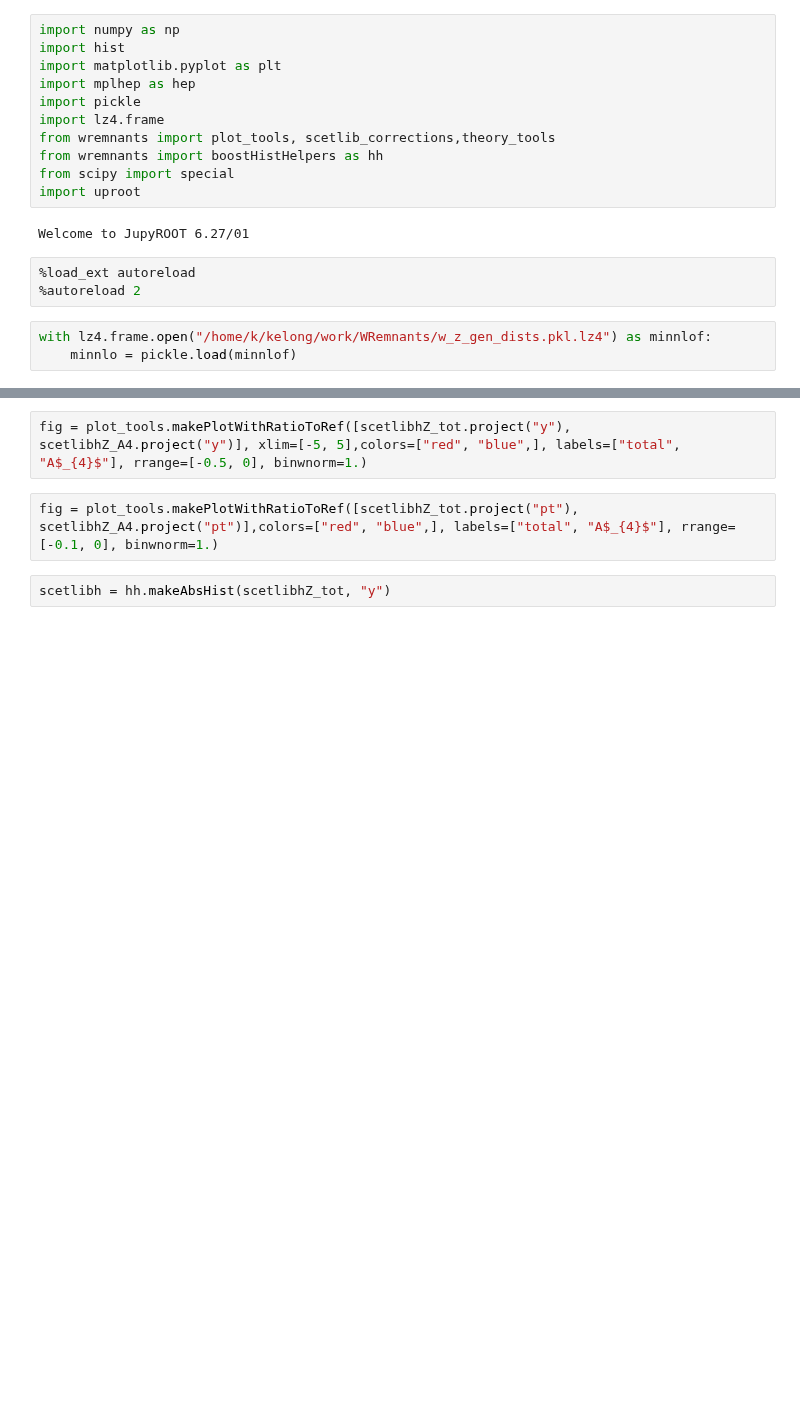
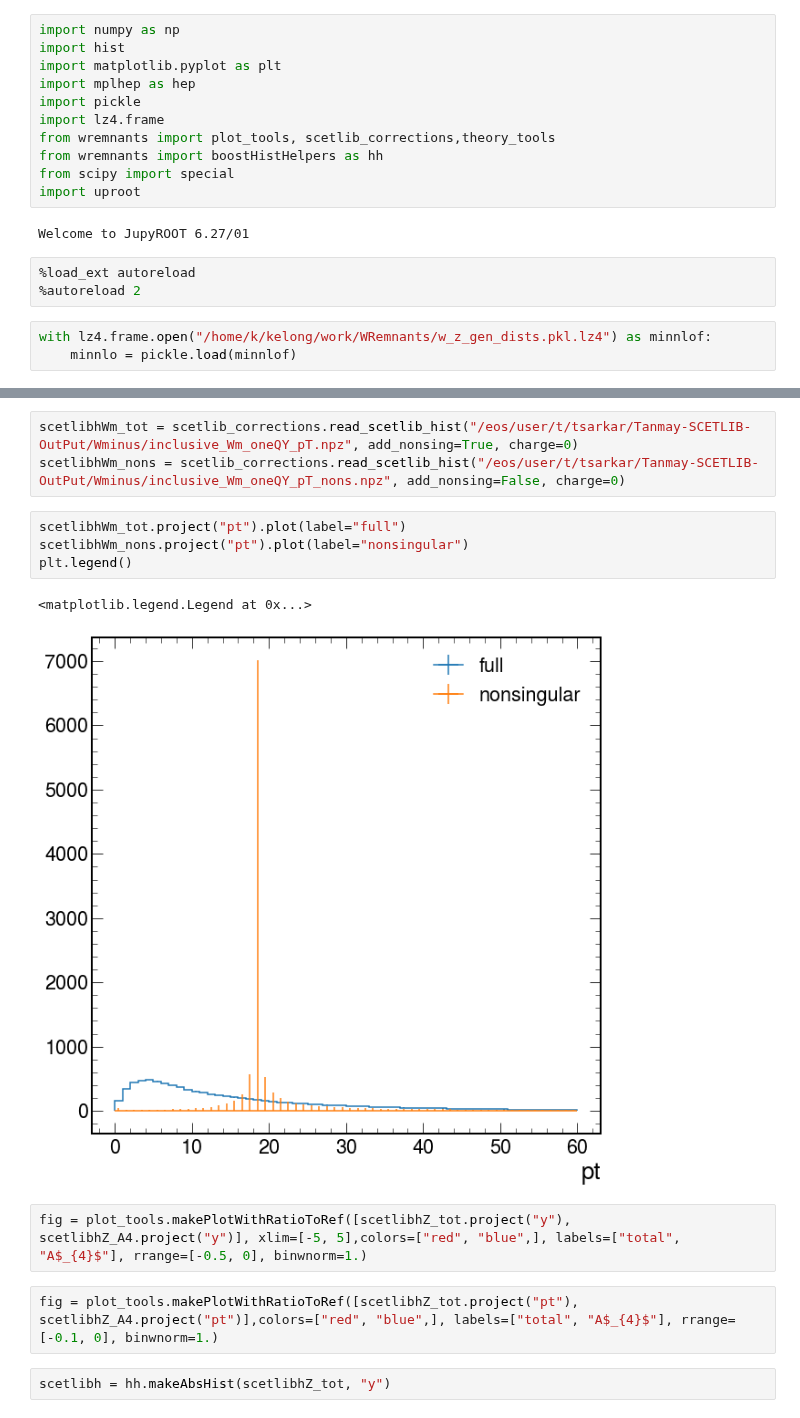
Before and after one commit to WMass/WRemnants, a Jupyter notebook: notebooks/scetlib.ipynb, the cells around one changed output, grey strips where cells are left out. Saved outputs shown, nothing was run; the diff lists cells and outputs as text; blank space fills up the shorter version.

```diff
--- a/notebooks/scetlib.ipynb
+++ b/notebooks/scetlib.ipynb
@@ -37,3 +49,13 @@ plt.legend()
+# %%
+scetlibhWm_tot = scetlib_corrections.read_scetlib_hist("/eos/user/t/tsarkar/Tanmay-SCETLIB-OutPut/Wminus/inclusive_Wm_oneQY_pT.npz", add_nonsing=True, charge=0)
+scetlibhWm_nons = scetlib_corrections.read_scetlib_hist("/eos/user/t/tsarkar/Tanmay-SCETLIB-OutPut/Wminus/inclusive_Wm_oneQY_pT_nons.npz", add_nonsing=False, charge=0)
+# %%
+scetlibhWm_tot.project("pt").plot(label="full")
+scetlibhWm_nons.project("pt").plot(label="nonsingular")
+plt.legend()
+# %% [output]
+<matplotlib.legend.Legend at 0x...>
+[figure, added]
 # %%
 fig = plot_tools.makePlotWithRatioToRef([scetlibhZ_tot.project("y"), scetlibhZ_A4.project("y")], xlim=[-5, 5],colors=["red", "blue",], labels=["total", "A$_{4}$"], rrange=[-0.5, 0], binwnorm=1.)
 # %%
```
Also changed, not shown: parts of 15 cells of this notebook, 12 other files.
